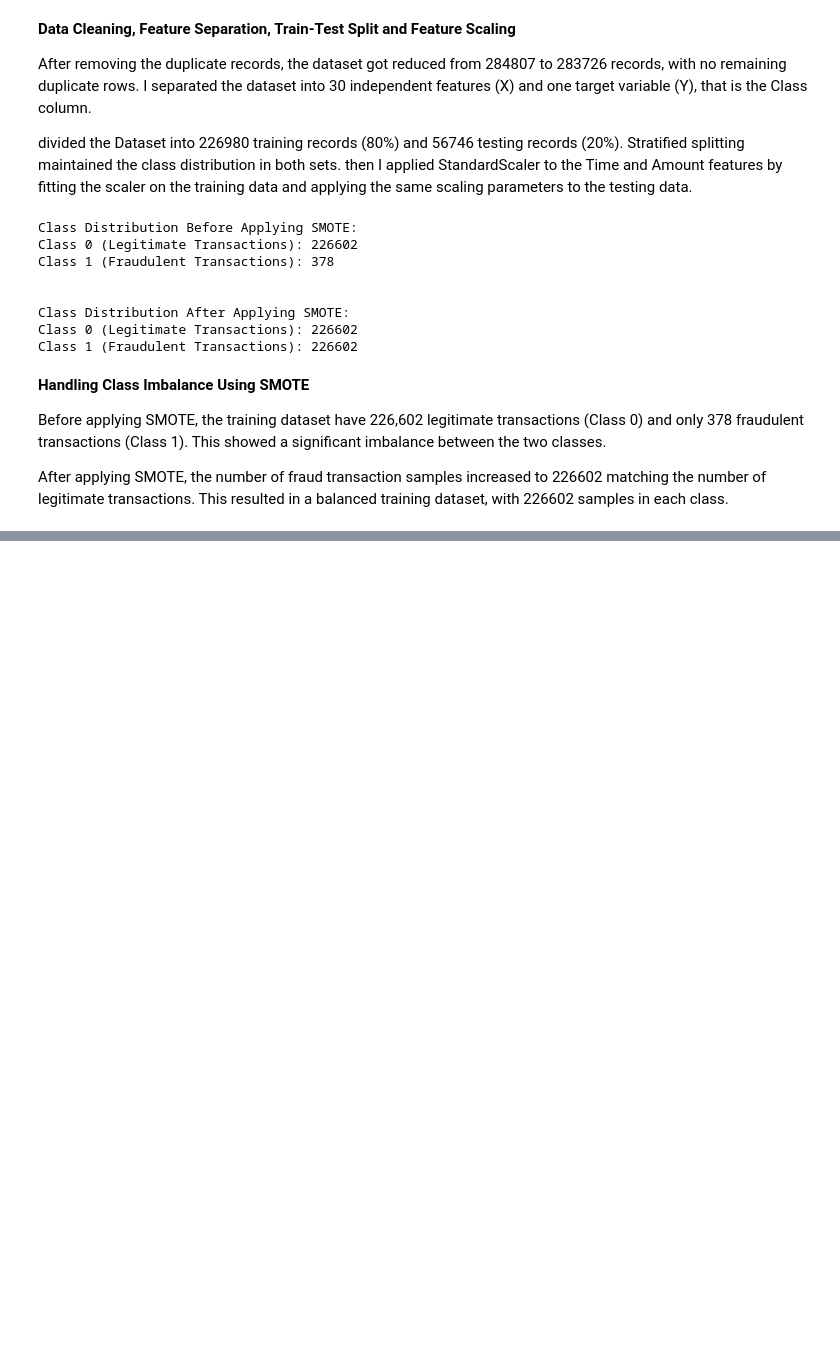
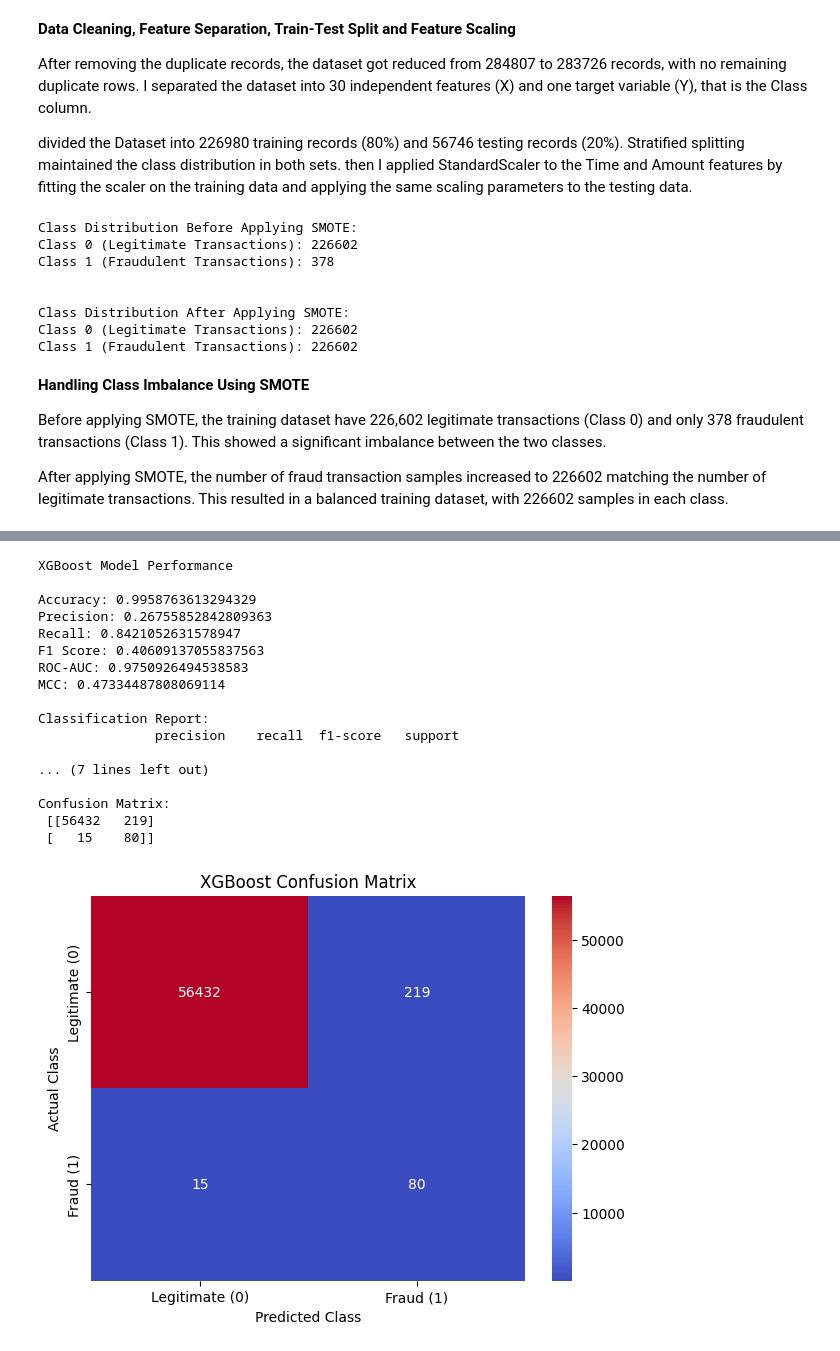
Before and after one commit to sriharshakolla25/CS-746-PDS-Credit-Card-Fraud-Detection, a Jupyter notebook: credit_card_fraud.ipynb, the cells around one changed output, grey strips where cells are left out. Saved outputs shown, nothing was run; the diff lists cells and outputs as text; code cells hidden in the pictures; blank space fills up the shorter version.

```diff
--- a/credit_card_fraud.ipynb
+++ b/credit_card_fraud.ipynb
@@ -296,0 +437,60 @@ After applying SMOTE, the number of fraud transaction samples increased to 22660
+# %%
+# Importing the required libraries from sklearn for XGBoost model
+from xgboost import XGBClassifier
+from sklearn.metrics import accuracy_score, precision_score, recall_score
+from sklearn.metrics import f1_score, roc_auc_score, matthews_corrcoef
+from sklearn.metrics import confusion_matrix, classification_report
+
+# Creating and training the XGBoost model
+xgb_model = XGBClassifier(n_estimators=100, learning_rate=0.1, max_depth=5,random_state=42, eval_metric='logloss', n_jobs=-1)
+xgb_model.fit(X_train_smote, Y_train_smote)
+
+# Predicting the results using test data
+Y_pred_xgb = xgb_model.predict(X_test)
+
+# Getting the probability scores for fraud transactions
+Y_prob_xgb = xgb_model.predict_proba(X_test)[:, 1]
+
+# Evaluating the model performance by calculating different evaluation metrics
+print("XGBoost Model Performance\n")
+print("Accuracy:", accuracy_score(Y_test, Y_pred_xgb))
+print("Precision:", precision_score(Y_test, Y_pred_xgb))
+print("Recall:", recall_score(Y_test, Y_pred_xgb))
+print("F1 Score:", f1_score(Y_test, Y_pred_xgb))
+print("ROC-AUC:", roc_auc_score(Y_test, Y_prob_xgb))
+print("MCC:", matthews_corrcoef(Y_test, Y_pred_xgb))
+
+# Displaying the classification report for each class
+print("\nClassification Report:","\n",classification_report(Y_test, Y_pred_xgb))
+
+# Creating the confusion matrix of Legitimate and Fraud Transactions
+confusion_xgb = confusion_matrix(Y_test, Y_pred_xgb)
+print("\nConfusion Matrix:\n", confusion_xgb)
+
+# Plotting the confusion matrix of the transactions
+plt.figure(figsize=(7, 5))
+sns.heatmap(confusion_xgb, annot=True, fmt='d', cmap='coolwarm',xticklabels=['Legitimate (0)', 'Fraud (1)'],yticklabels=['Legitimate (0)', 'Fraud (1)'])
+#assigning titles for the XGBoost Classifier
+plt.title('XGBoost Confusion Matrix')
+plt.xlabel('Predicted Class')
+plt.ylabel('Actual Class')
+plt.show()
+# %% [output]
+XGBoost Model Performance
+
+Accuracy: 0.9958763613294329
+Precision: 0.26755852842809363
+Recall: 0.8421052631578947
+F1 Score: 0.40609137055837563
+ROC-AUC: 0.9750926494538583
+MCC: 0.47334487808069114
+
+Classification Report:
+               precision    recall  f1-score   support
+
+... (7 lines left out)
+
+Confusion Matrix:
+ [[56432   219]
+ [   15    80]]
+[figure, added]
```
Also changed, not shown: parts of 8 cells of this notebook.
